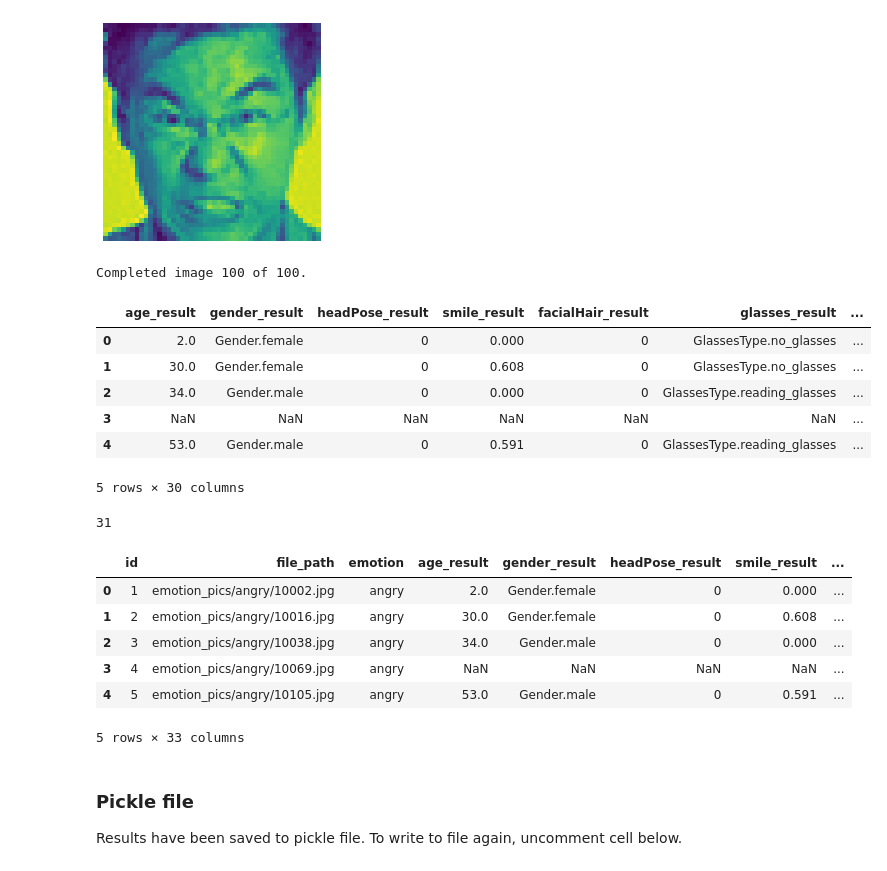
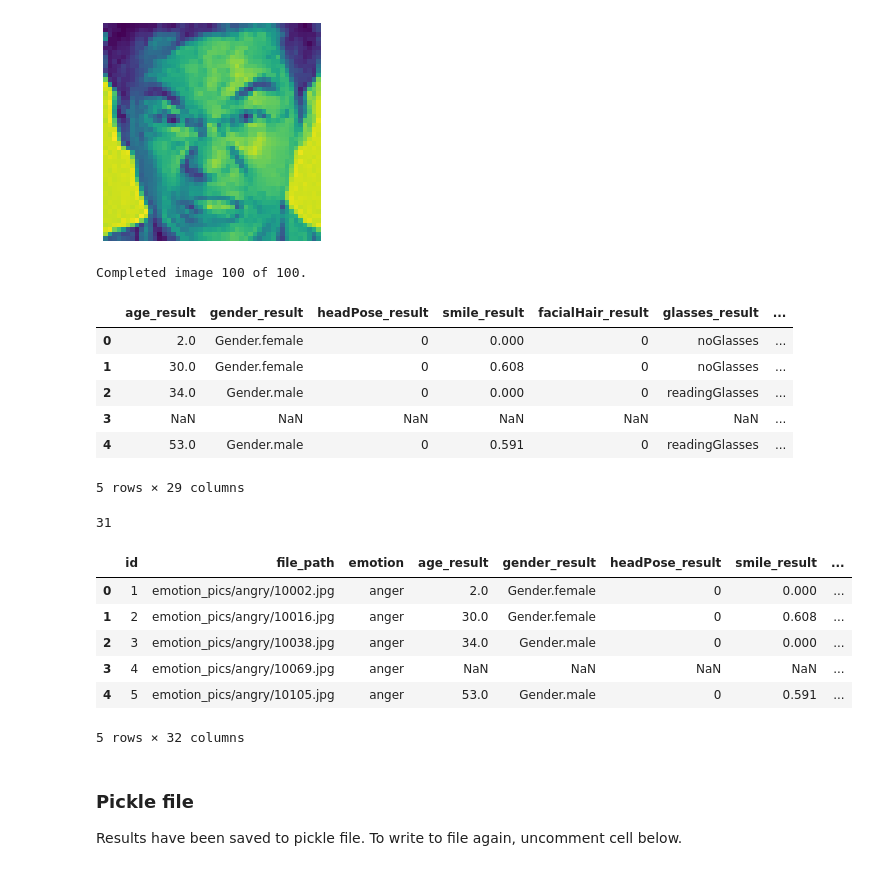
Before and after one commit to nagemnat/cs_face, a Jupyter notebook: emotions.ipynb, the cells around one changed output. Saved outputs shown, nothing was run; the diff lists cells and outputs as text; code cells hidden in the pictures.

```diff
--- a/emotions.ipynb
+++ b/emotions.ipynb
@@ -243,4 +243,5 @@ def rename_emotion(row):
     else:
         return row.emotion
 
-df['emotion'] = new_df.apply(lambda row: rename_emotion(row), axis=1)
+df['emotion'] = df.apply(lambda row: rename_emotion(row), axis=1)
+df.head(2)
@@ -323,10 +328,11 @@ def get_results(test2):
         except AttributeError:
             facialHair_result = 0
         # print(face.face_attributes.facialHair)
-        glasses_result = face.face_attributes.glasses
+        glasses_result = face.face_attributes.glasses.value
 
         #emotion
         anger_result = face.face_attributes.emotion.anger
+        #remove contempt because emotion not in our dataset
         contempt_result = face.face_attributes.emotion.contempt
         disgust_result = face.face_attributes.emotion.disgust
         fear_result = face.face_attributes.emotion.fear
@@ -338,7 +344,7 @@ def get_results(test2):
         #get max emotion name and score
         emotion_dict = face.face_attributes.emotion.as_dict()
         base = -1
-        emotion_list = ['anger','contempt','disgust','fear','happiness','neutral','sadness','surprise']
+        emotion_list = ['anger','disgust','fear','happiness','neutral','sadness','surprise']
         for x  in emotion_list:
             if emotion_dict[x] > base:
                 base = emotion_dict[x]
@@ -374,7 +380,7 @@ def get_results(test2):
         noise_level_result = face.face_attributes.noise.noise_level.value
         noise_value_result = face.face_attributes.noise.value
 
-        results = {'age_result':age_result, 'gender_result': gender_result, 'headPose_result': headPose_result, 'smile_result': smile_result, 'facialHair_result': facialHair_result, 'glasses_result': glasses_result, 'anger_result': anger_result, 'contempt_result': contempt_result, 'disgust_result': disgust_result, 'fear_result': fear_result, 'happiness_result': happiness_result, 'neutral_result': neutral_result, 'sadness_result': sadness_result, 'surprise_result': surprise_result, 'emotion_score': emotion_score, 'emotion_result': emotion_result, 'hair_bald_result': hair_bald_result, 'hair_invisible_result': hair_invisible_result, 'eye_makeup_result': eye_makeup_result, 'lip_makeup_result': lip_makeup_result, 'forehead_occluded_result': forehead_occluded_result, 'eye_occluded_result': eye_occluded_result, 'mouth_occluded_result': mouth_occluded_result, 'accessories_result': accessories_result, 'blur_level_result': blur_level_result, 'blur_value_result': blur_value_result, 'exposure_level_result': exposure_level_result, 'exposure_value_result': exposure_value_result, 'noise_level_result': noise_level_result, 'noise_value_result': noise_value_result}
+        results = {'age_result':age_result, 'gender_result': gender_result, 'headPose_result': headPose_result, 'smile_result': smile_result, 'facialHair_result': facialHair_result, 'glasses_result': glasses_result, 'anger_result': anger_result, 'disgust_result': disgust_result, 'fear_result': fear_result, 'happiness_result': happiness_result, 'neutral_result': neutral_result, 'sadness_result': sadness_result, 'surprise_result': surprise_result, 'emotion_score': emotion_score, 'emotion_result': emotion_result, 'hair_bald_result': hair_bald_result, 'hair_invisible_result': hair_invisible_result, 'eye_makeup_result': eye_makeup_result, 'lip_makeup_result': lip_makeup_result, 'forehead_occluded_result': forehead_occluded_result, 'eye_occluded_result': eye_occluded_result, 'mouth_occluded_result': mouth_occluded_result, 'accessories_result': accessories_result, 'blur_level_result': blur_level_result, 'blur_value_result': blur_value_result, 'exposure_level_result': exposure_level_result, 'exposure_value_result': exposure_value_result, 'noise_level_result': noise_level_result, 'noise_value_result': noise_value_result}
         return results
 
 # function to input image name (path) and return results as dictionary
@@ -385,36 +391,36 @@ def run_image(image):
     return image_results
 # %%
 # get column names for emotions_df
-new_columns = ['age_result', 'gender_result', 'headPose_result', 'smile_result', 'facialHair_result', 'glasses_result', 'anger_result', 'contempt_result', 'disgust_result', 'fear_result', 'happiness_result', 'neutral_result', 'sadness_result', 'surprise_result', 'emotion_score', 'emotion_result', 'hair_bald_result', 'hair_invisible_result', 'eye_makeup_result', 'lip_makeup_result', 'forehead_occluded_result', 'eye_occluded_result', 'mouth_occluded_result', 'accessories_result', 'blur_level_result', 'blur_value_result', 'exposure_level_result', 'exposure_value_result', 'noise_level_result', 'noise_value_result']
+new_columns = ['age_result', 'gender_result', 'headPose_result', 'smile_result', 'facialHair_result', 'glasses_result', 'anger_result', 'disgust_result', 'fear_result', 'happiness_result', 'neutral_result', 'sadness_result', 'surprise_result', 'emotion_score', 'emotion_result', 'hair_bald_result', 'hair_invisible_result', 'eye_makeup_result', 'lip_makeup_result', 'forehead_occluded_result', 'eye_occluded_result', 'mouth_occluded_result', 'accessories_result', 'blur_level_result', 'blur_value_result', 'exposure_level_result', 'exposure_value_result', 'noise_level_result', 'noise_value_result']
 # %%
 # create table to hold results form API
 emotion_df = pd.DataFrame(columns = new_columns)
 # %%
 """
 cell runs all images through API
 results have been saved to pickle file
 uncomment cells below to run again
 """
 
 
 current_image = 0
 for pic in pic_names:
     clear_output(wait=True)
     results = run_image(pic)
     emotion_df.loc[current_image]=results
     current_image += 1
     print('Completed image {} of {}.'.format(current_image, pic_names.shape[0]))
     time.sleep(3)
-emotion_df.head()
+# emotion_df.head()
 # %% [output]
 Completed image 100 of 100.
 |  | age_result | gender_result | headPose_result | smile_result | facialHair_result | glasses_result | ... |
-| 0 | 2.0 | Gender.female | 0 | 0.000 | 0 | GlassesType.no_glasses | ... |
-| 1 | 30.0 | Gender.female | 0 | 0.608 | 0 | GlassesType.no_glasses | ... |
-| 2 | 34.0 | Gender.male | 0 | 0.000 | 0 | GlassesType.reading_glasses | ... |
+| 0 | 2.0 | Gender.female | 0 | 0.000 | 0 | noGlasses | ... |
+| 1 | 30.0 | Gender.female | 0 | 0.608 | 0 | noGlasses | ... |
+| 2 | 34.0 | Gender.male | 0 | 0.000 | 0 | readingGlasses | ... |
 | 3 | NaN | NaN | NaN | NaN | NaN | NaN | ... |
-| 4 | 53.0 | Gender.male | 0 | 0.591 | 0 | GlassesType.reading_glasses | ... |
+| 4 | 53.0 | Gender.male | 0 | 0.591 | 0 | readingGlasses | ... |
-5 rows × 30 columns
+5 rows × 29 columns
 # %%
 # Look at number of images that did not return results
 np.sum(np.isnan(emotion_df['age_result']))
@@ -426,12 +432,12 @@ new_df = pd.concat([df, emotion_df], axis = 1)
 new_df.head()
 # %% [output]
 |  | id | file_path | emotion | age_result | gender_result | headPose_result | smile_result | ... |
-| 0 | 1 | emotion_pics/angry/10002.jpg | angry | 2.0 | Gender.female | 0 | 0.000 | ... |
-| 1 | 2 | emotion_pics/angry/10016.jpg | angry | 30.0 | Gender.female | 0 | 0.608 | ... |
-| 2 | 3 | emotion_pics/angry/10038.jpg | angry | 34.0 | Gender.male | 0 | 0.000 | ... |
-| 3 | 4 | emotion_pics/angry/10069.jpg | angry | NaN | NaN | NaN | NaN | ... |
-| 4 | 5 | emotion_pics/angry/10105.jpg | angry | 53.0 | Gender.male | 0 | 0.591 | ... |
+| 0 | 1 | emotion_pics/angry/10002.jpg | anger | 2.0 | Gender.female | 0 | 0.000 | ... |
+| 1 | 2 | emotion_pics/angry/10016.jpg | anger | 30.0 | Gender.female | 0 | 0.608 | ... |
+| 2 | 3 | emotion_pics/angry/10038.jpg | anger | 34.0 | Gender.male | 0 | 0.000 | ... |
+| 3 | 4 | emotion_pics/angry/10069.jpg | anger | NaN | NaN | NaN | NaN | ... |
+| 4 | 5 | emotion_pics/angry/10105.jpg | anger | 53.0 | Gender.male | 0 | 0.591 | ... |
-5 rows × 33 columns
+5 rows × 32 columns
 # %% [markdown]
 ### Pickle file
 Results have been saved to pickle file. To write to file again, uncomment cell below.
```
Also changed, not shown: parts of 9 cells of this notebook, 37 other files.
